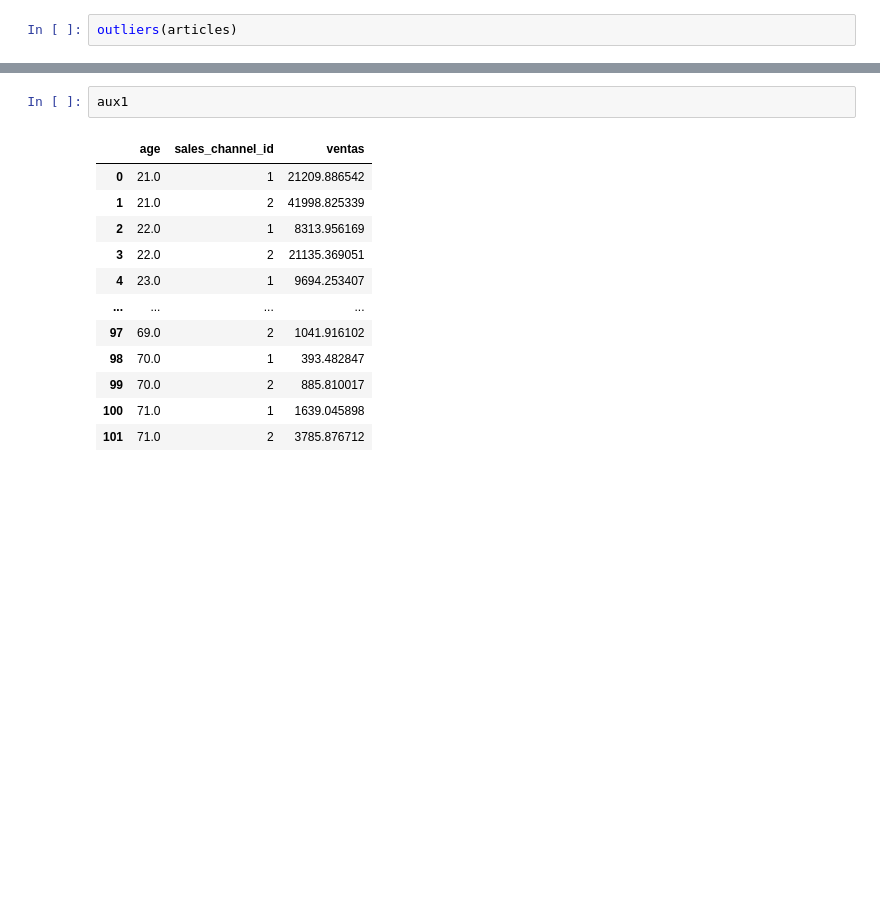
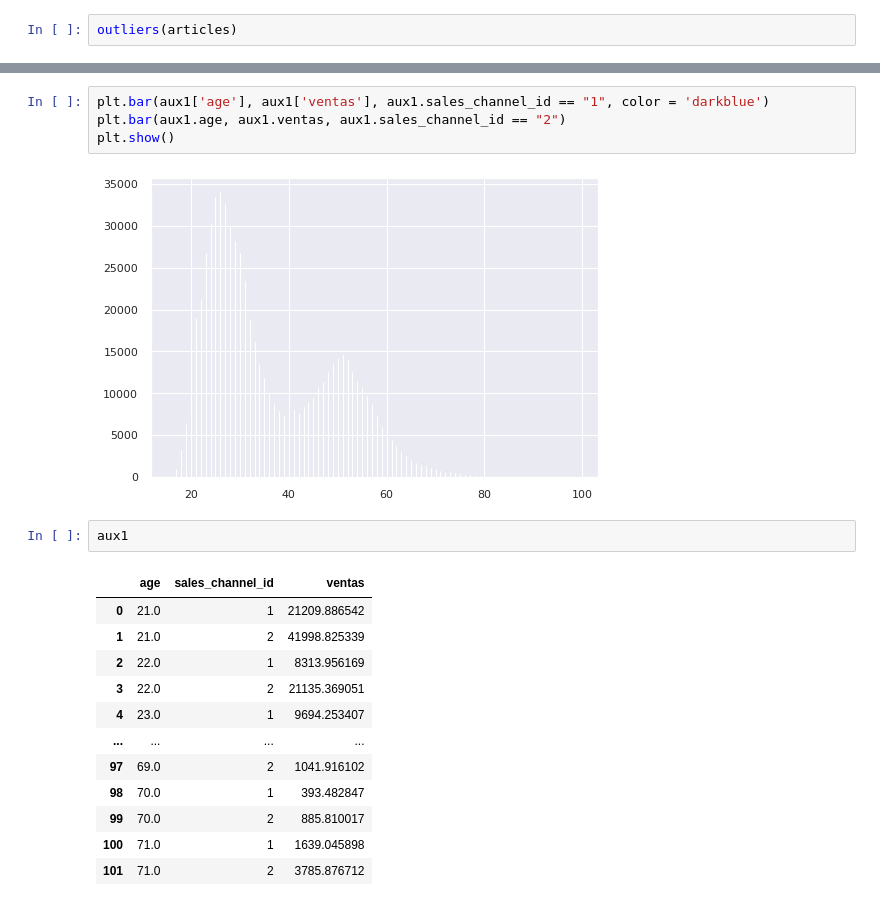
Before and after one commit to AndresPerelmuter/Customers-Segmentation---Clustering, a Jupyter notebook: Cluster_H&M.ipynb, the cells around one changed output, grey strips where cells are left out. Cells and saved outputs as stored; diff of their text form; blank space fills up the shorter version.

```diff
--- a/Cluster_H&M.ipynb
+++ b/Cluster_H&M.ipynb
@@ -297,3 +354,9 @@ aux1 = aux1.groupby(['age', "sales_channel_id"], as_index=False).agg(ventas=('pr
+# %%
+plt.bar(aux1['age'], aux1['ventas'], aux1.sales_channel_id == "1", color = 'darkblue')
+plt.bar(aux1.age, aux1.ventas, aux1.sales_channel_id == "2")
+plt.show()
+# %% [output]
+[figure, added]
 # %%
 aux1
 # %% [output]
```
Also changed, not shown: parts of 5 cells of this notebook.
